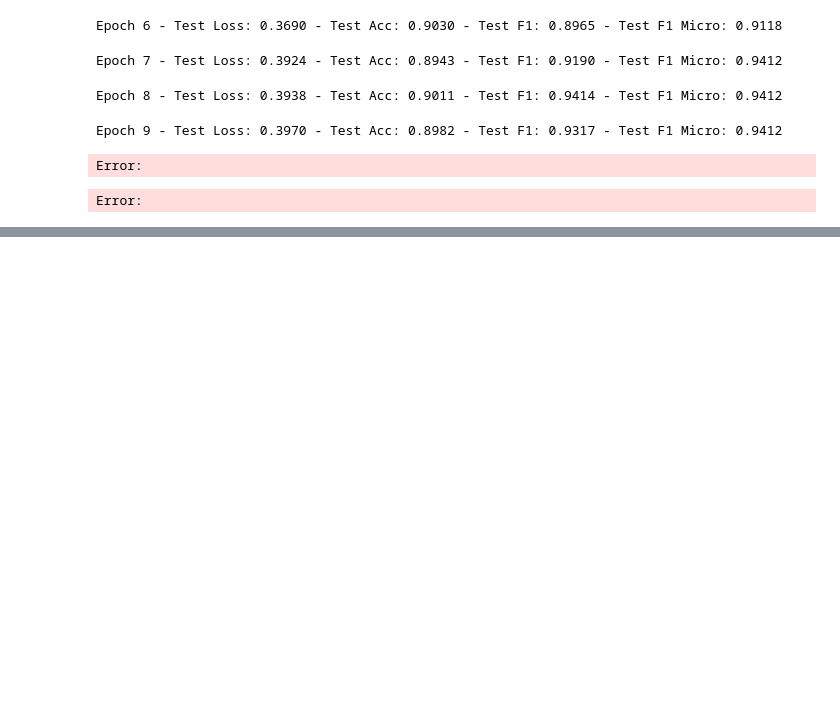
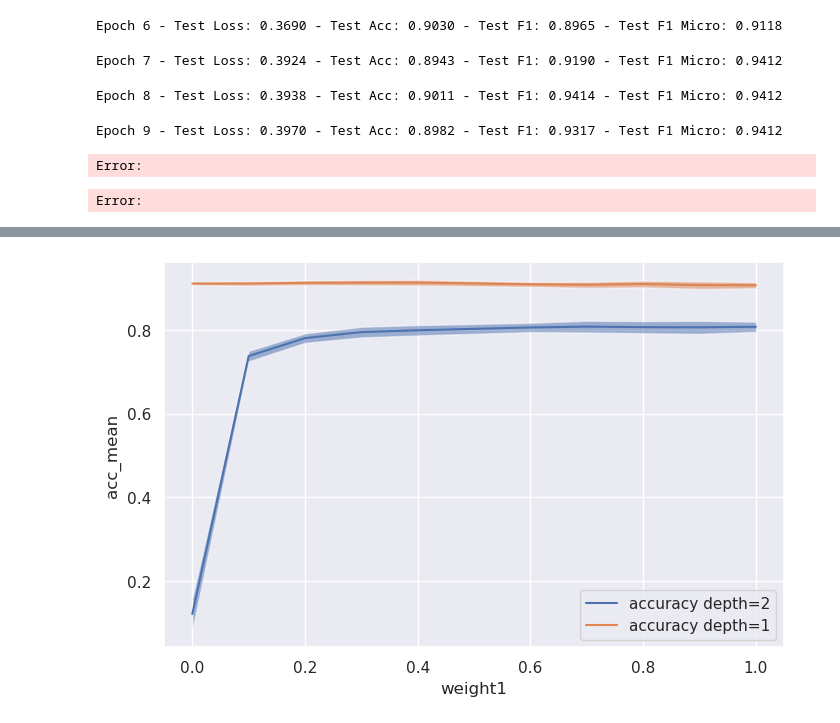
Before and after one commit to RomanPlaud/internship-onepoint-telecom, a Jupyter notebook: notebook_thomas.ipynb, the cells around one changed output, grey strips where cells are left out. Saved outputs shown, nothing was run; the diff lists cells and outputs as text; code cells hidden in the pictures; blank space fills up the shorter version.

```diff
--- a/notebook_thomas.ipynb
+++ b/notebook_thomas.ipynb
@@ -352,0 +360,6 @@ tensor(1.5678)
+# %%
+# read results/results.csv file
+import pandas as pd
+results = pd.read_csv('results/results.csv')
+#sort using weight1 colums
+results.sort_values(by=['weight1'], inplace=True, ascending=False)
@@ -352,0 +384,18 @@ tensor(1.5678)
+# %%
+# plot acc_mean with confidence interval acc_CI in function of weigth1 for depth_evaluation=2
+import matplotlib.pyplot as plt
+import seaborn as sns
+sns.set_theme(style="darkgrid")
+plt.figure(figsize=(8,5))
+sns.lineplot(data=results[results['depth_evaluation']==2], x="weight1", y="acc_mean", label='accuracy depth=2')
+y = results[results['depth_evaluation']==2]['acc_mean']
+plt.fill_between(results[results['depth_evaluation']==2]['weight1'], y-results[results['depth_evaluation']==2]['acc_CI'], y+results[results['depth_evaluation']==2]['acc_CI'], alpha=.5)
+sns.lineplot(data=results[results['depth_evaluation']==1], x="weight1", y="acc_mean", label='accuracy depth=1')
+y = results[results['depth_evaluation']==1]['acc_mean']
+plt.fill_between(results[results['depth_evaluation']==1]['weight1'], y-results[results['depth_evaluation']==1]['acc_CI'], y+results[results['depth_evaluation']==1]['acc_CI'], alpha=.5)
+#ajouter la legende
+plt.legend()
+
+plt.show()
+# %% [output]
+[figure, added]
```
Also changed, not shown: parts of 23 cells of this notebook, 5 other files.
